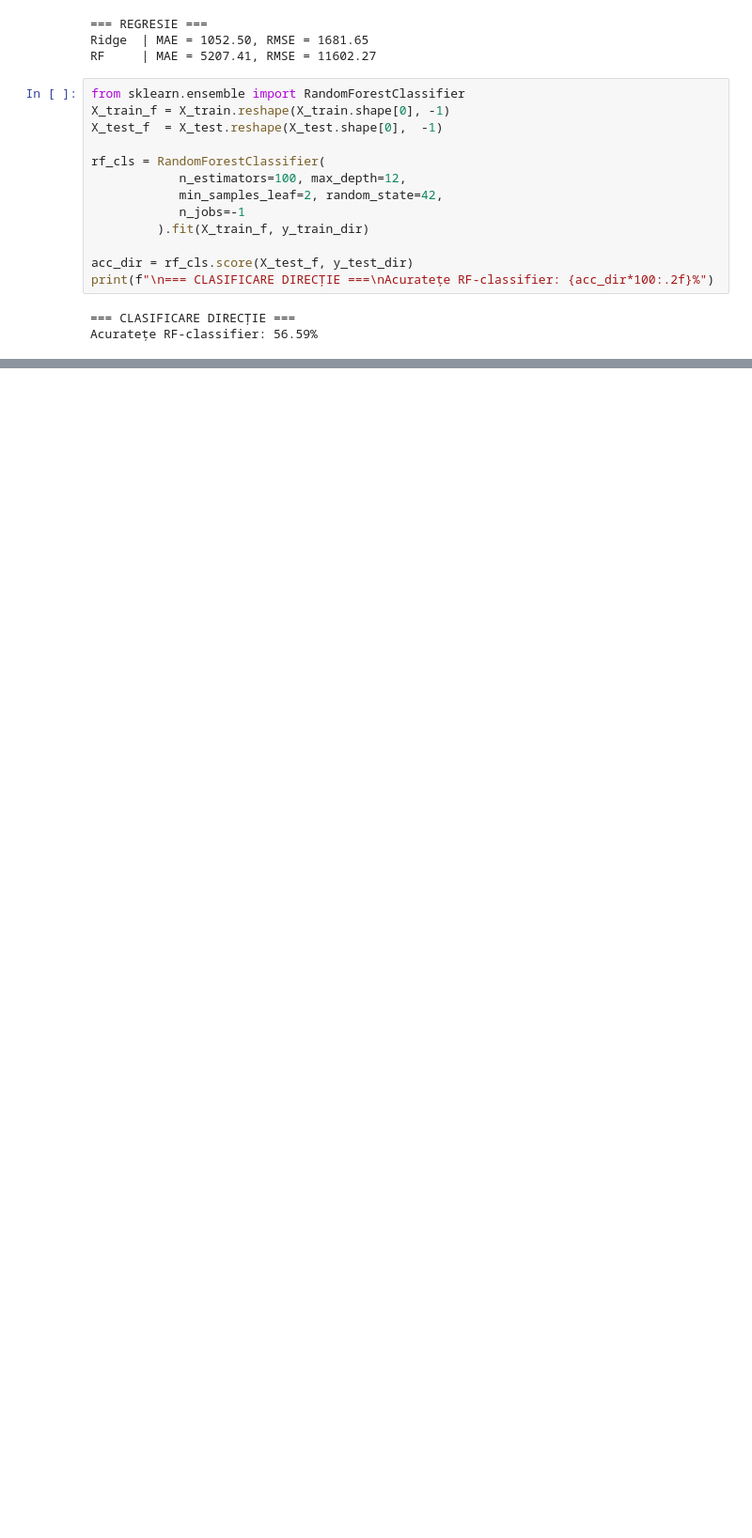
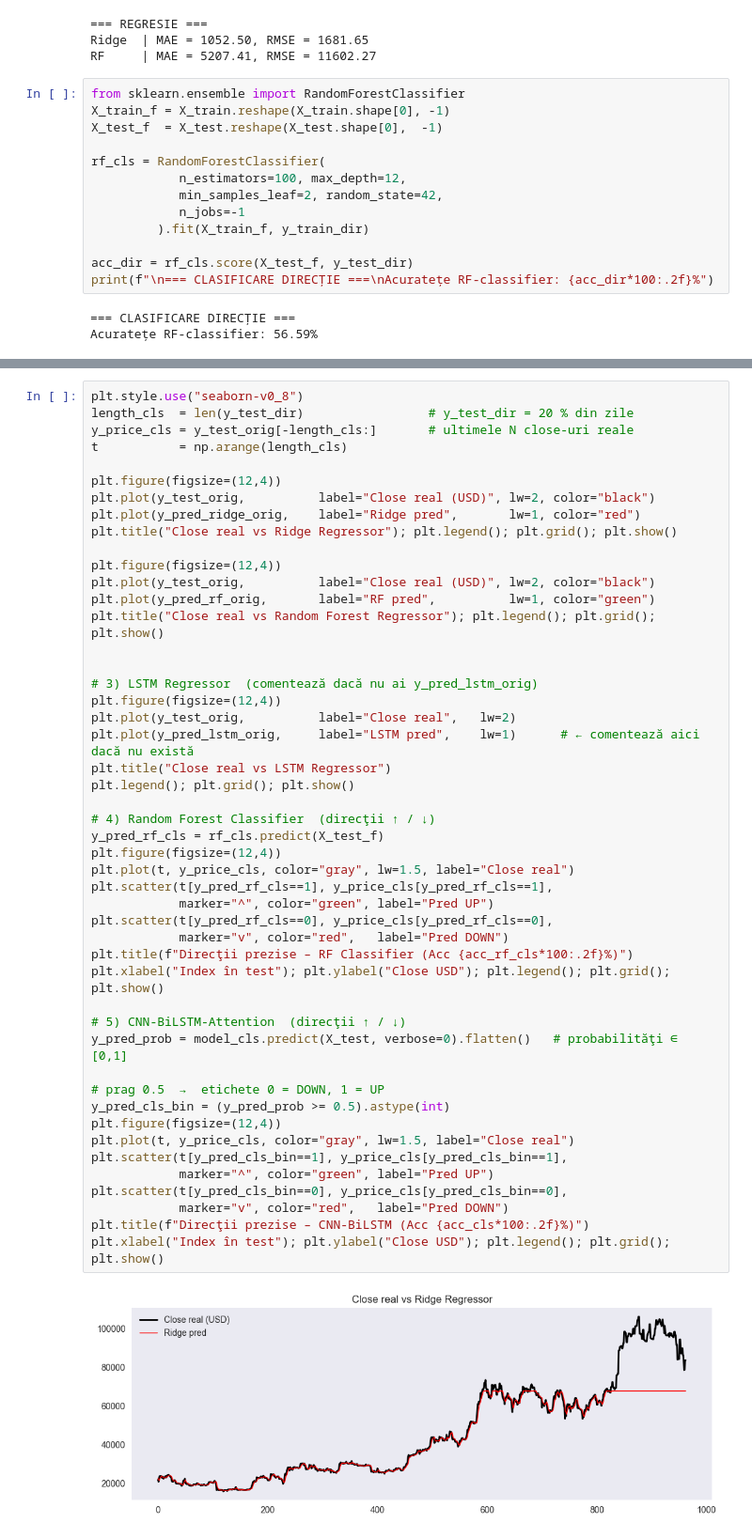
Before and after one commit to marianpop03/Trading_prediction, a Jupyter notebook: project.ipynb, the cells around one changed output, grey strips where cells are left out. Shown at 94% size. Cells and saved outputs as stored; diff of their text form; blank space fills up the shorter version.

Commit message:
Optimizari,model explainability

```diff
--- a/project.ipynb
+++ b/project.ipynb
@@ -653,0 +688,50 @@ Random Forest Classifier : 56.59%
+# %%
+plt.style.use("seaborn-v0_8")
+length_cls  = len(y_test_dir)                 # y_test_dir = 20 % din zile
+y_price_cls = y_test_orig[-length_cls:]       # ultimele N close-uri reale
+t           = np.arange(length_cls)
+
+plt.figure(figsize=(12,4))
+plt.plot(y_test_orig,          label="Close real (USD)", lw=2, color="black")
+plt.plot(y_pred_ridge_orig,    label="Ridge pred",       lw=1, color="red")
+plt.title("Close real vs Ridge Regressor"); plt.legend(); plt.grid(); plt.show()
+
+plt.figure(figsize=(12,4))
+plt.plot(y_test_orig,          label="Close real (USD)", lw=2, color="black")
+plt.plot(y_pred_rf_orig,       label="RF pred",          lw=1, color="green")
+plt.title("Close real vs Random Forest Regressor"); plt.legend(); plt.grid(); plt.show()
+
+
+# 3) LSTM Regressor  (comentează dacă nu ai y_pred_lstm_orig)
+plt.figure(figsize=(12,4))
+plt.plot(y_test_orig,          label="Close real",   lw=2)
+plt.plot(y_pred_lstm_orig,     label="LSTM pred",    lw=1)      # ← comentează aici dacă nu există
+plt.title("Close real vs LSTM Regressor")
+plt.legend(); plt.grid(); plt.show()
+
+# 4) Random Forest Classifier  (direcţii ↑ / ↓)
+y_pred_rf_cls = rf_cls.predict(X_test_f)
+plt.figure(figsize=(12,4))
+plt.plot(t, y_price_cls, color="gray", lw=1.5, label="Close real")
+plt.scatter(t[y_pred_rf_cls==1], y_price_cls[y_pred_rf_cls==1],
+            marker="^", color="green", label="Pred UP")
+plt.scatter(t[y_pred_rf_cls==0], y_price_cls[y_pred_rf_cls==0],
+            marker="v", color="red",   label="Pred DOWN")
+plt.title(f"Direcţii prezise – RF Classifier (Acc {acc_rf_cls*100:.2f}%)")
+plt.xlabel("Index în test"); plt.ylabel("Close USD"); plt.legend(); plt.grid(); plt.show()
+
+# 5) CNN-BiLSTM-Attention  (direcţii ↑ / ↓)
+y_pred_prob = model_cls.predict(X_test, verbose=0).flatten()   # probabilităţi ∈ [0,1]
+
+# prag 0.5  →  etichete 0 = DOWN, 1 = UP
+y_pred_cls_bin = (y_pred_prob >= 0.5).astype(int)
+plt.figure(figsize=(12,4))
+plt.plot(t, y_price_cls, color="gray", lw=1.5, label="Close real")
+plt.scatter(t[y_pred_cls_bin==1], y_price_cls[y_pred_cls_bin==1],
+            marker="^", color="green", label="Pred UP")
+plt.scatter(t[y_pred_cls_bin==0], y_price_cls[y_pred_cls_bin==0],
+            marker="v", color="red",   label="Pred DOWN")
+plt.title(f"Direcţii prezise – CNN-BiLSTM (Acc {acc_cls*100:.2f}%)")
+plt.xlabel("Index în test"); plt.ylabel("Close USD"); plt.legend(); plt.grid(); plt.show()
+# %% [output]
+[figure, added]
```
Also changed, not shown: parts of 19 cells of this notebook.
